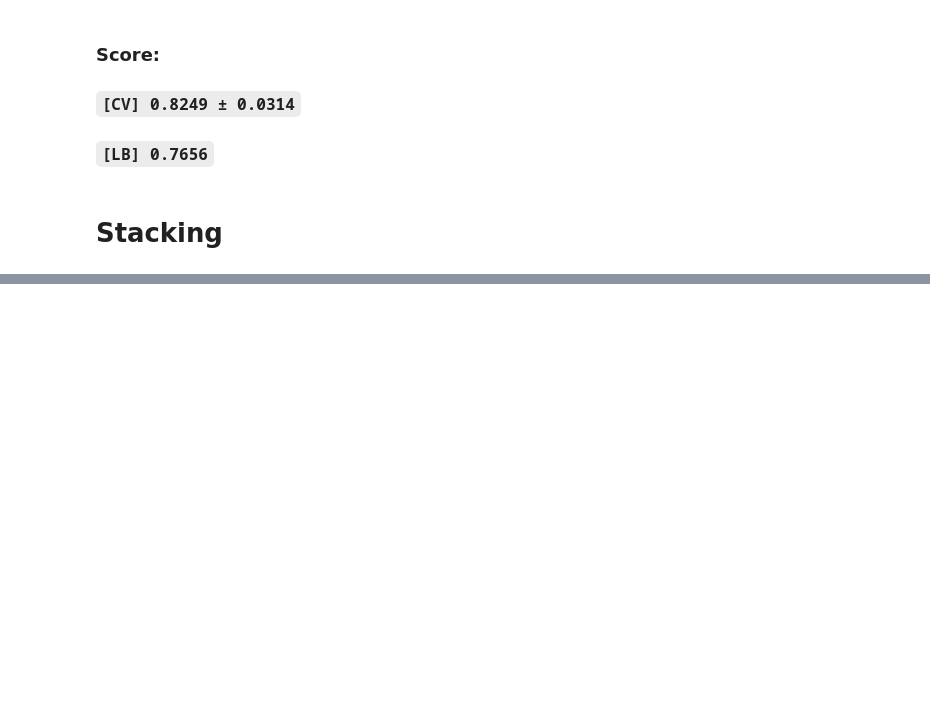
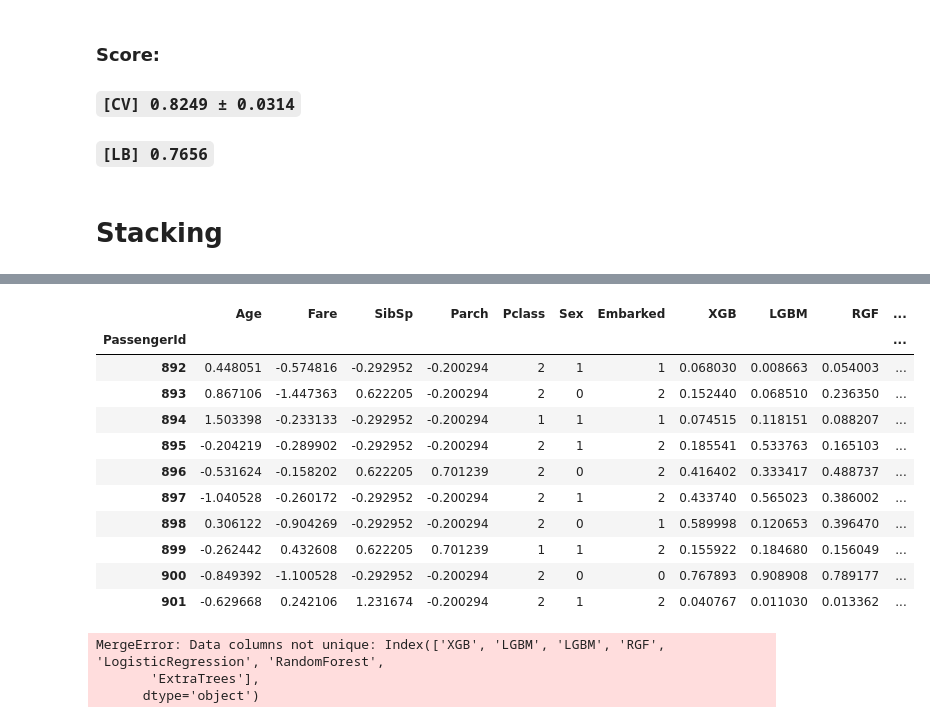
Before and after one commit to SimulatorML/Robusta, a Jupyter notebook: examples/titanic/0 baseline.ipynb, the cells around one changed output, grey strips where cells are left out. Cells and saved outputs as stored; diff of their text form; code cells hidden in the pictures; blank space fills up the shorter version.

```diff
--- a/examples/titanic/0 baseline.ipynb
+++ b/examples/titanic/0 baseline.ipynb
@@ -268,0 +283,21 @@ dtype: int64
+# %%
+S_test.head(10)
+# %% [output]
+|  | Age | Fare | SibSp | Parch | Pclass | Sex | Embarked | XGB | LGBM | RGF | ... |
+| PassengerId |  |  |  |  |  |  |  |  |  |  | ... |
+| 892 | 0.448051 | -0.574816 | -0.292952 | -0.200294 | 2 | 1 | 1 | 0.068030 | 0.008663 | 0.054003 | ... |
+| 893 | 0.867106 | -1.447363 | 0.622205 | -0.200294 | 2 | 0 | 2 | 0.152440 | 0.068510 | 0.236350 | ... |
+| 894 | 1.503398 | -0.233133 | -0.292952 | -0.200294 | 1 | 1 | 1 | 0.074515 | 0.118151 | 0.088207 | ... |
+| 895 | -0.204219 | -0.289902 | -0.292952 | -0.200294 | 2 | 1 | 2 | 0.185541 | 0.533763 | 0.165103 | ... |
+| 896 | -0.531624 | -0.158202 | 0.622205 | 0.701239 | 2 | 0 | 2 | 0.416402 | 0.333417 | 0.488737 | ... |
+| 897 | -1.040528 | -0.260172 | -0.292952 | -0.200294 | 2 | 1 | 2 | 0.433740 | 0.565023 | 0.386002 | ... |
+| 898 | 0.306122 | -0.904269 | -0.292952 | -0.200294 | 2 | 0 | 1 | 0.589998 | 0.120653 | 0.396470 | ... |
+| 899 | -0.262442 | 0.432608 | 0.622205 | 0.701239 | 1 | 1 | 2 | 0.155922 | 0.184680 | 0.156049 | ... |
+| 900 | -0.849392 | -1.100528 | -0.292952 | -0.200294 | 2 | 0 | 0 | 0.767893 | 0.908908 | 0.789177 | ... |
+| 901 | -0.629668 | 0.242106 | 1.231674 | -0.200294 | 2 | 1 | 2 | 0.040767 | 0.011030 | 0.013362 | ... |
+# %%
+y_sub.merge(s_test)
+# %% [output]
+MergeError: Data columns not unique: Index(['XGB', 'LGBM', 'LGBM', 'RGF', 'LogisticRegression', 'RandomForest',
+       'ExtraTrees'],
+      dtype='object')
```
Also changed, not shown: parts of 10 cells of this notebook, 3 other files.
